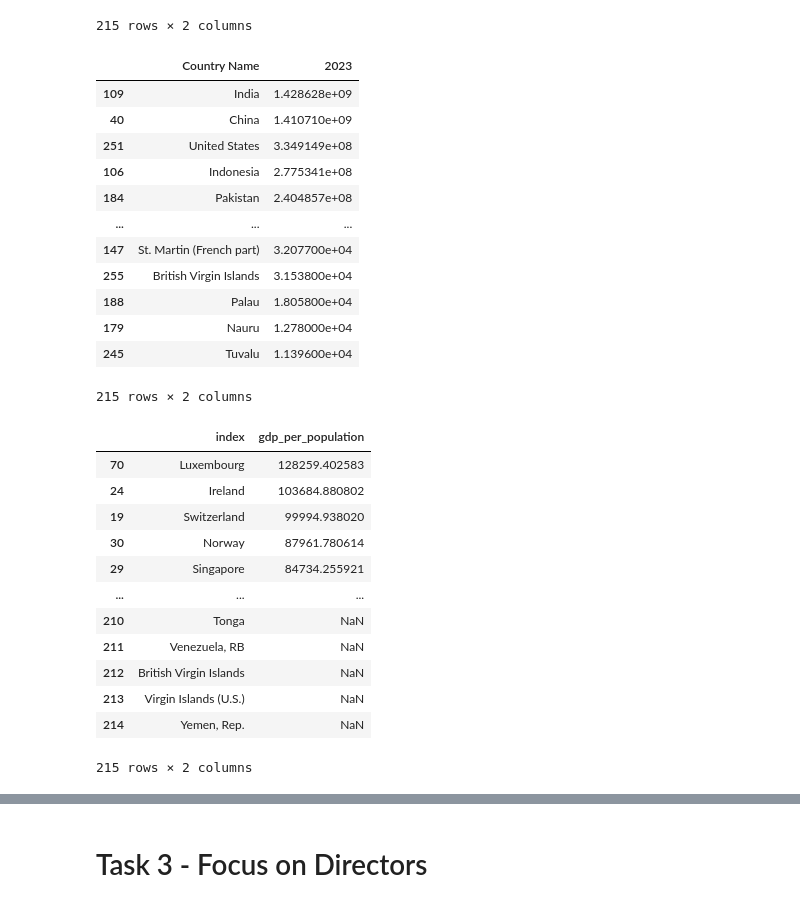
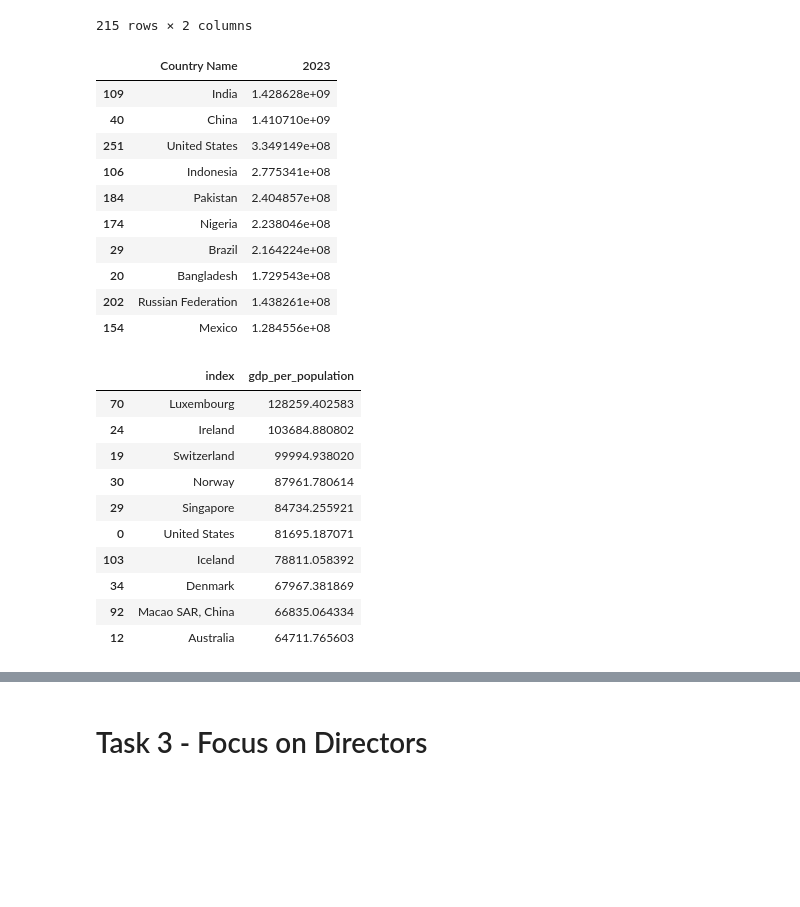
Before and after one commit to Konrad57/Imdb_Film_Ranking, a Jupyter notebook: analysis.ipynb, the cells around one changed output, grey strips where cells are left out. Drawn from its saved outputs; the diff is of its cells as text; code cells hidden in the pictures; blank space fills up the shorter version.

```diff
--- a/analysis.ipynb
+++ b/analysis.ipynb
@@ -24,0 +31,14 @@ Loading data from: data_imdb\title.ratings.tsv ...
+# %%
+# GDP and Population data from Worldbank
+# Source: https://data.worldbank.org/indicator/NY.GDP.MKTP.CD?end=2023&name_desc=false&skipRedirection=true&start=1960&view=chart
+
+data_dir = os.getenv('GDP_POP_DATA_PATH')
+if data_dir is None:
+    data_dir = 'data_gdp_population'
+
+gdp_df = clean_data(load_data(os.path.join(data_dir, 'API_NY.GDP.MKTP.CD_DS2_en_csv_v2_580250.csv'), header=2))
+pop_df = clean_data(load_data(os.path.join(data_dir, 'API_SP.POP.TOTL_DS2_en_csv_v2_580248.csv'), header=2))
+
+# Introducing dataset with codenames for countries
+# Source: https://github.com/lukes/ISO-3166-Countries-with-Regional-Codes/blob/master/all/all.csv
+country_codes_df = pd.read_csv(data_dir + '/country_codes_all.csv')
@@ -120,5 +173,2 @@ avg_score_df = average_composite_score_by_country(movies_df)
 avg_wgt_score_df = weighted_average_composite_score_by_country(movies_df)
-# %%
-# Introducing dataset with codenames for countries (TODO)
-country_codes_df = pd.read_csv('data_gdp_population/country_codes_all.csv')
 # %%
@@ -195,25 +237,25 @@ gdp_df
 | 262 | Yemen, Rep. | NaN |
 215 rows × 2 columns
 # %%
-pop_df = filter_countries_with_reference(pop_df, 'Country Code', country_codes_df, 'alpha-3')
-pop_df
+# Filtering and ordering Countries and their Populations
+pop_df = filter_countries_with_reference(pop_df, 'Country Code', country_codes_df, 'alpha-3', year='2023')
+pop_df.head(10)
 # %% [output]
 |  | Country Name | 2023 |
 | 109 | India | 1.428628e+09 |
 | 40 | China | 1.410710e+09 |
 | 251 | United States | 3.349149e+08 |
 | 106 | Indonesia | 2.775341e+08 |
 | 184 | Pakistan | 2.404857e+08 |
-| ... | ... | ... |
-| 147 | St. Martin (French part) | 3.207700e+04 |
-| 255 | British Virgin Islands | 3.153800e+04 |
-| 188 | Palau | 1.805800e+04 |
-| 179 | Nauru | 1.278000e+04 |
-| 245 | Tuvalu | 1.139600e+04 |
+| 174 | Nigeria | 2.238046e+08 |
+| 29 | Brazil | 2.164224e+08 |
+| 20 | Bangladesh | 1.729543e+08 |
+| 202 | Russian Federation | 1.438261e+08 |
+| 154 | Mexico | 1.284556e+08 |
-215 rows × 2 columns
 # %%
-gdp_pop_df = calculate_gdp_per_population(gdp_df, pop_df)
-gdp_pop_df
+# Calculating and ordering Countries and their GDP/Population coefficient
+gdp_pop_df = calculate_gdp_per_population(gdp_df, pop_df, '2023')
+gdp_pop_df.head(10)
 # %% [output]
 |  | index | gdp_per_population |
 | 70 | Luxembourg | 128259.402583 |
@@ -221,11 +263,9 @@ gdp_pop_df
 | 19 | Switzerland | 99994.938020 |
 | 30 | Norway | 87961.780614 |
 | 29 | Singapore | 84734.255921 |
-| ... | ... | ... |
-| 210 | Tonga | NaN |
-| 211 | Venezuela, RB | NaN |
-| 212 | British Virgin Islands | NaN |
-| 213 | Virgin Islands (U.S.) | NaN |
-| 214 | Yemen, Rep. | NaN |
+| 0 | United States | 81695.187071 |
+| 103 | Iceland | 78811.058392 |
+| 34 | Denmark | 67967.381869 |
+| 92 | Macao SAR, China | 66835.064334 |
+| 12 | Australia | 64711.765603 |
-215 rows × 2 columns
 # %%
```
Also changed, not shown: parts of 27 cells of this notebook, 10 other files.
